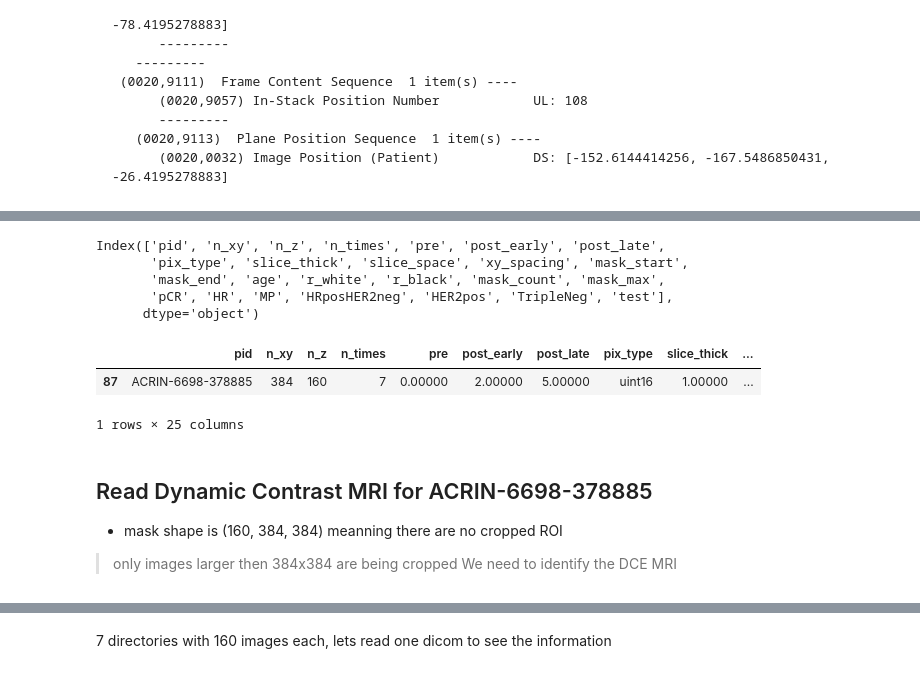
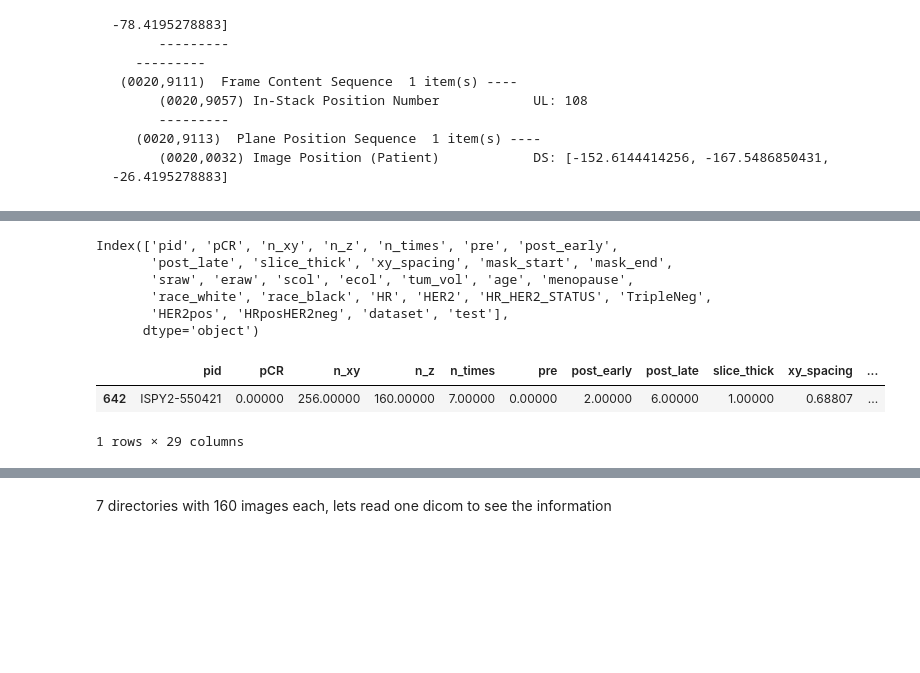
Before and after one commit to bubbysolway/BreastDCEDL, a Jupyter notebook: ISPY2/explore_spy2_dicom.ipynb, the cells around one changed output, grey strips where cells are left out. Drawn from its saved outputs; the diff is of its cells as text; code cells hidden in the pictures; blank space fills up the shorter version.

````diff
--- a/ISPY2/explore_spy2_dicom.ipynb
+++ b/ISPY2/explore_spy2_dicom.ipynb
@@ -241,7 +231,7 @@ dcm_path
 # %% [markdown]
 # Load metadata
 # %%
-df = pd.read_csv('ISPY2_metadata.csv')
+df = pd.read_csv(os.path.join('BreastDCEDL_metadata.csv'))
 df.head()
 # %% [output]
 |  | pid | pCR | n_xy | n_z | n_times | pre | post_early | post_late | slice_thick | xy_spacing | ... |
@@ -312,5 +305,6 @@ df_meta=df_meta[df_meta['Study Description']=='T0']
 # %%
 p='ISPY2-208265'
+p='ISPY2-550421'
 tmp=df_meta[df_meta['Subject ID']==p]
 tmp[tmp['Series Description']=='ISPY2 VOLSER uni-lateral cropped original DCE']
 # %% [output]
@@ -373,7 +390,7 @@ Dataset.file_meta -------------------------------
  (0018,0088) Spacing Between Slices              DS: '1'
 ```
 # %%
-p='ISPY2-627981'
+
 tmp=df_meta[df_meta['Subject ID']==p]
 tmp[tmp['Series Description']=='ISPY2 VOLSER uni-lateral cropped original DCE']
 # %% [output]
@@ -821,19 +765,15 @@ df_pos.describe()
 # %%
 df.columns
 # %% [output]
-Index(['pid', 'n_xy', 'n_z', 'n_times', 'pre', 'post_early', 'post_late',
-       'pix_type', 'slice_thick', 'slice_space', 'xy_spacing', 'mask_start',
-       'mask_end', 'age', 'r_white', 'r_black', 'mask_count', 'mask_max',
-       'pCR', 'HR', 'MP', 'HRposHER2neg', 'HER2pos', 'TripleNeg', 'test'],
+Index(['pid', 'pCR', 'n_xy', 'n_z', 'n_times', 'pre', 'post_early',
+       'post_late', 'slice_thick', 'xy_spacing', 'mask_start', 'mask_end',
+       'sraw', 'eraw', 'scol', 'ecol', 'tum_vol', 'age', 'menopause',
+       'race_white', 'race_black', 'HR', 'HER2', 'HR_HER2_STATUS', 'TripleNeg',
+       'HER2pos', 'HRposHER2neg', 'dataset', 'test'],
       dtype='object')
 # %%
-df[df.pid==pds]
+df[df.pid==p]
 # %% [output]
-|  | pid | n_xy | n_z | n_times | pre | post_early | post_late | pix_type | slice_thick | ... |
-| 87 | ACRIN-6698-378885 | 384 | 160 | 7 | 0.00000 | 2.00000 | 5.00000 | uint16 | 1.00000 | ... |
+|  | pid | pCR | n_xy | n_z | n_times | pre | post_early | post_late | slice_thick | xy_spacing | ... |
+| 642 | ISPY2-550421 | 0.00000 | 256.00000 | 160.00000 | 7.00000 | 0.00000 | 2.00000 | 6.00000 | 1.00000 | 0.68807 | ... |
-1 rows × 25 columns
+1 rows × 29 columns
-# %% [markdown]
-## Read Dynamic Contrast MRI for ACRIN-6698-378885
-* mask shape is (160, 384, 384) meanning there are no cropped ROI
-> only images larger then 384x384 are being cropped
-We need to identify the DCE MRI
````
Also changed, not shown: parts of 98 cells of this notebook.
